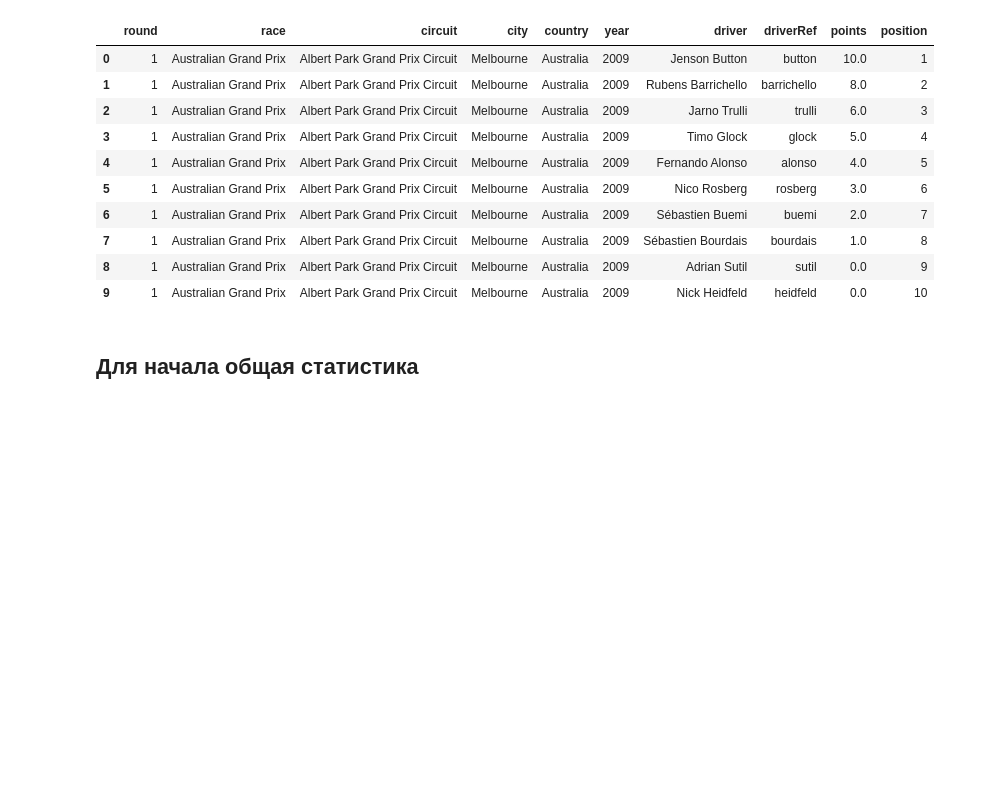
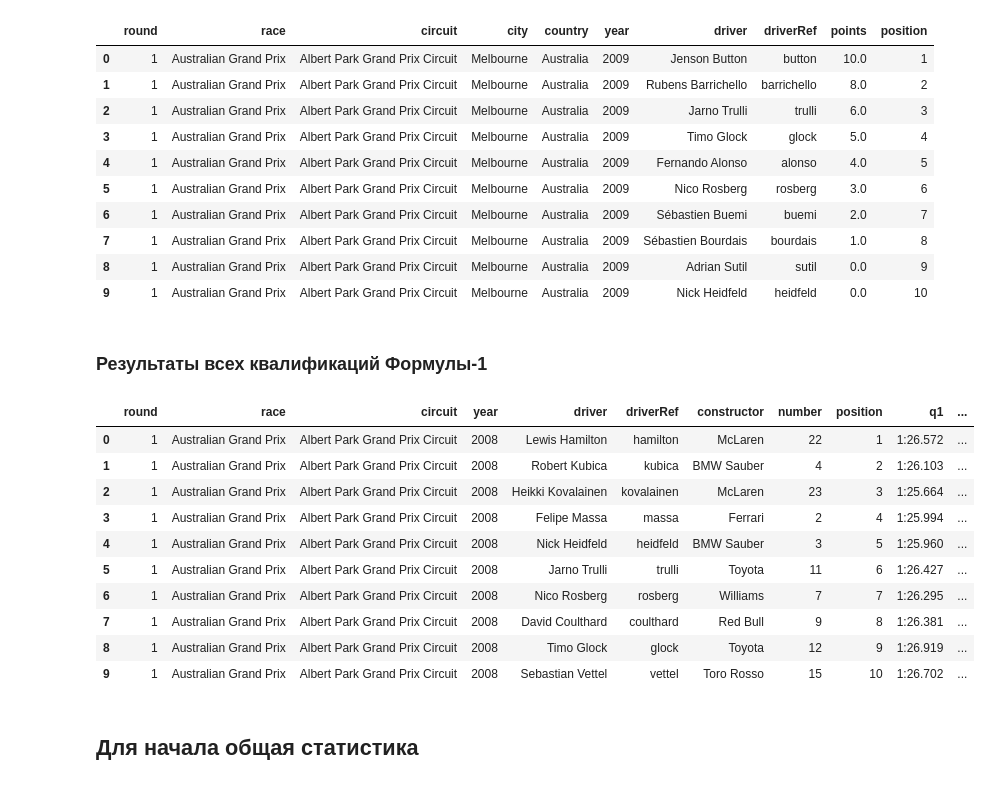
Before and after one commit to AndrewLrrr/otus-python, a Jupyter notebook: hw8/Formula-one-historical-analysis.ipynb, the cells around one changed output. Saved outputs shown, nothing was run; the diff lists cells and outputs as text; code cells hidden in the pictures; blank space fills up the shorter version.

```diff
--- a/hw8/Formula-one-historical-analysis.ipynb
+++ b/hw8/Formula-one-historical-analysis.ipynb
@@ -109,6 +109,23 @@ driver_standings.head(10)
 | 7 | 1 | Australian Grand Prix | Albert Park Grand Prix Circuit | Melbourne | Australia | 2009 | Sébastien Bourdais | bourdais | 1.0 | 8 |
 | 8 | 1 | Australian Grand Prix | Albert Park Grand Prix Circuit | Melbourne | Australia | 2009 | Adrian Sutil | sutil | 0.0 | 9 |
 | 9 | 1 | Australian Grand Prix | Albert Park Grand Prix Circuit | Melbourne | Australia | 2009 | Nick Heidfeld | heidfeld | 0.0 | 10 |
+# %% [markdown]
+### Результаты всех квалификаций Формулы-1
+# %%
+qual_results = read_csv('dataset/f1_qualifying.csv')
+qual_results.head(10)
+# %% [output]
+|  | round | race | circuit | year | driver | driverRef | constructor | number | position | q1 | ... |
+| 0 | 1 | Australian Grand Prix | Albert Park Grand Prix Circuit | 2008 | Lewis Hamilton | hamilton | McLaren | 22 | 1 | 1:26.572 | ... |
+| 1 | 1 | Australian Grand Prix | Albert Park Grand Prix Circuit | 2008 | Robert Kubica | kubica | BMW Sauber | 4 | 2 | 1:26.103 | ... |
+| 2 | 1 | Australian Grand Prix | Albert Park Grand Prix Circuit | 2008 | Heikki Kovalainen | kovalainen | McLaren | 23 | 3 | 1:25.664 | ... |
+| 3 | 1 | Australian Grand Prix | Albert Park Grand Prix Circuit | 2008 | Felipe Massa | massa | Ferrari | 2 | 4 | 1:25.994 | ... |
+| 4 | 1 | Australian Grand Prix | Albert Park Grand Prix Circuit | 2008 | Nick Heidfeld | heidfeld | BMW Sauber | 3 | 5 | 1:25.960 | ... |
+| 5 | 1 | Australian Grand Prix | Albert Park Grand Prix Circuit | 2008 | Jarno Trulli | trulli | Toyota | 11 | 6 | 1:26.427 | ... |
+| 6 | 1 | Australian Grand Prix | Albert Park Grand Prix Circuit | 2008 | Nico Rosberg | rosberg | Williams | 7 | 7 | 1:26.295 | ... |
+| 7 | 1 | Australian Grand Prix | Albert Park Grand Prix Circuit | 2008 | David Coulthard | coulthard | Red Bull | 9 | 8 | 1:26.381 | ... |
+| 8 | 1 | Australian Grand Prix | Albert Park Grand Prix Circuit | 2008 | Timo Glock | glock | Toyota | 12 | 9 | 1:26.919 | ... |
+| 9 | 1 | Australian Grand Prix | Albert Park Grand Prix Circuit | 2008 | Sebastian Vettel | vettel | Toro Rosso | 15 | 10 | 1:26.702 | ... |
 # %% [markdown]
 ## Для начала общая статистика
 # %%
```
Also changed, not shown: parts of 25 cells of this notebook.
